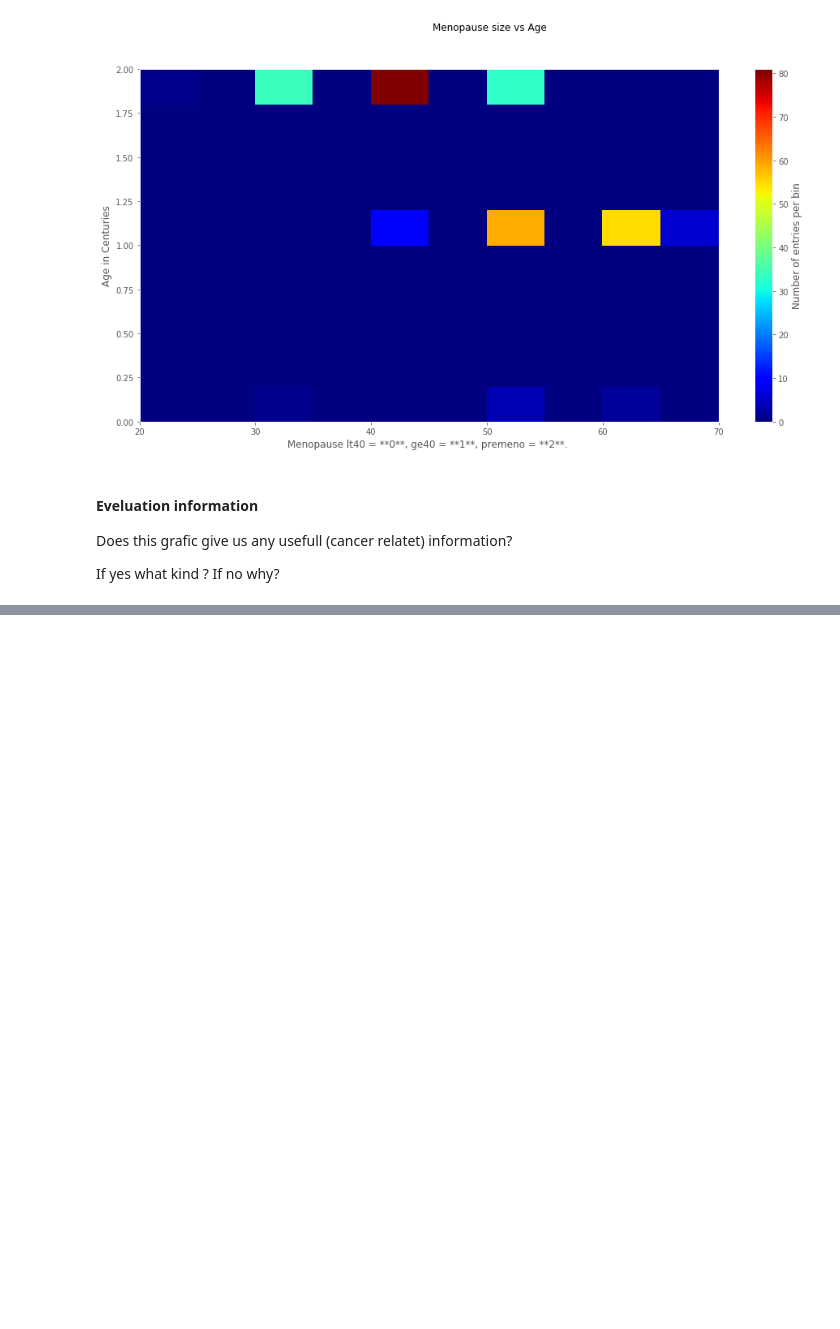
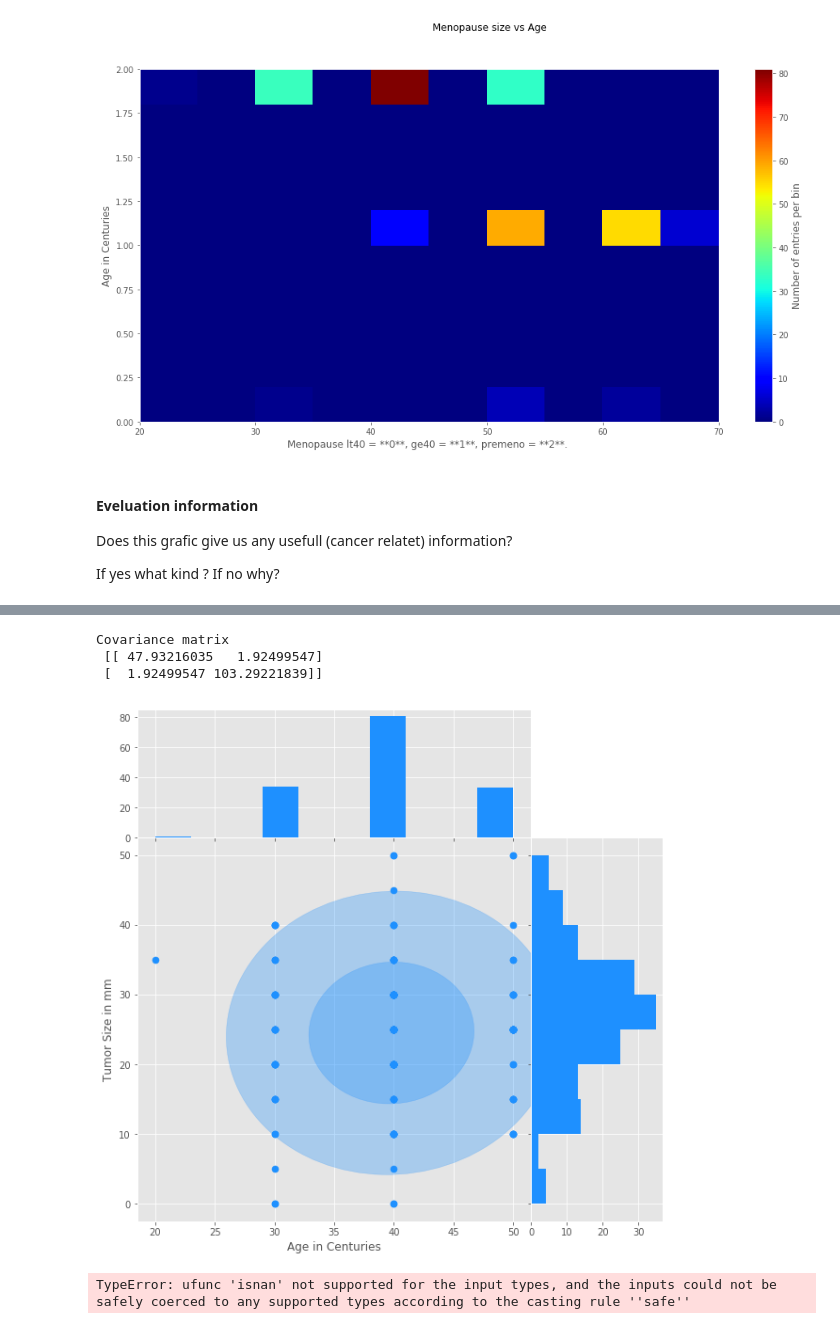
Before and after one commit to MuharremOkutan/datasciencetraining-1, a Jupyter notebook: datasciencetrainingnotebook.ipynb, the cells around one changed output, grey strips where cells are left out. Saved outputs shown, nothing was run; the diff lists cells and outputs as text; code cells hidden in the pictures; blank space fills up the shorter version.

```diff
--- a/datasciencetrainingnotebook.ipynb
+++ b/datasciencetrainingnotebook.ipynb
@@ -271,0 +452,60 @@ If yes what kind ? If no why?
+# %%
+import matplotlib.gridspec as gridspec
+
+x = df[df['menopause'] == 2]['age']
+y = df[df['menopause'] == 2]['tumor-size']
+
+# 2x2 grid
+plt.figure(figsize=(10, 10))
+gs1 = gridspec.GridSpec(2, 2, height_ratios=[1, 3], width_ratios=[3, 1])
+gs1.update(wspace=0.0, hspace=0.0)
+
+# scatter plot
+ax2 = plt.subplot(gs1[2])
+ax2.scatter(x, y ,s=50, color='dodgerblue')
+ax2.set_xlabel('Age in Centuries')
+ax2.set_ylabel('Tumor Size in mm')
+
+# upper histogramm
+ax0 = plt.subplot(gs1[0], sharex=ax2)
+ax0.hist(x, color='dodgerblue')
+plt.setp( ax0.get_xticklabels(), visible=False)
+
+# right histogramm
+ax3 = plt.subplot(gs1[3], sharey=ax2)
+ax3.hist(y, orientation='horizontal', color='dodgerblue')
+plt.setp( ax3.get_yticklabels(), visible=False)
+
+# Calculaitng the parameters of the correlation matrices
+eigenvectors = np.linalg.eig(np.cov(x, y))
+print('Covariance matrix\n', np.cov(x, y))
+ev = eigenvectors[0]
+ex = eigenvectors[1][0]
+ey = eigenvectors[1][1]
+
+angle = np.arctan(ey[0] / ey[1]) / np.pi * 180
+
+# Draw ellipses
+ax2.add_artist(
+    mpl.patches.Ellipse(xy=(x.mean(), y.mean()),
+                        width=2 * np.sqrt(ev[0]),
+                        height=2 * np.sqrt(ev[1]),
+                        angle=angle,
+                        color='dodgerblue',
+                        alpha=0.30))
+ax2.add_artist(
+    mpl.patches.Ellipse(xy=(x.mean(), y.mean()),
+                        width=2 * 2 * np.sqrt(ev[0]),
+                        height=2 * 2 * np.sqrt(ev[1]),
+                        angle=angle,
+                        color='dodgerblue',
+                        alpha=0.30));
+# %% [output]
+Covariance matrix
+ [[ 47.93216035   1.92499547]
+ [  1.92499547 103.29221839]]
+[figure, added]
+# %%
+df.head()
+# %% [output]
+TypeError: ufunc 'isnan' not supported for the input types, and the inputs could not be safely coerced to any supported types according to the casting rule ''safe''
```
Also changed, not shown: parts of 22 cells of this notebook, 1 other file.
